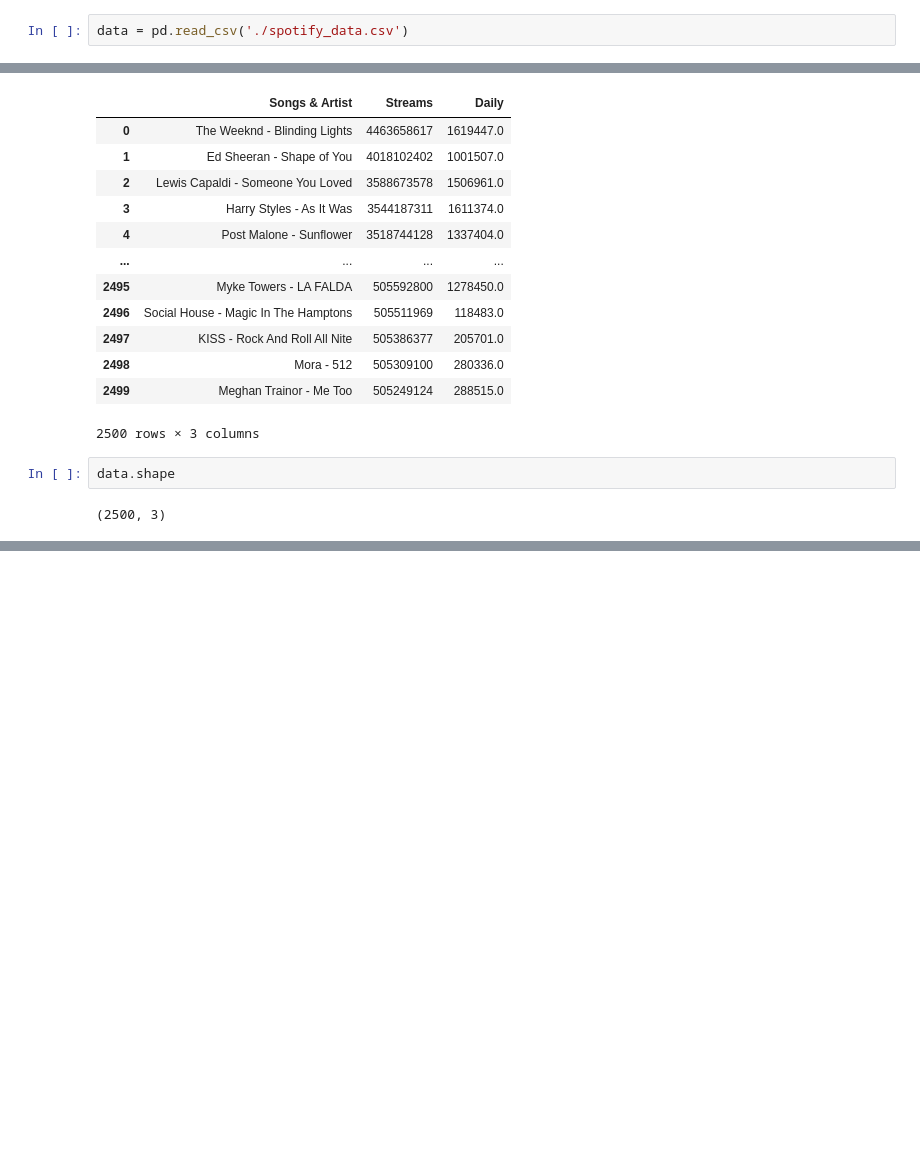
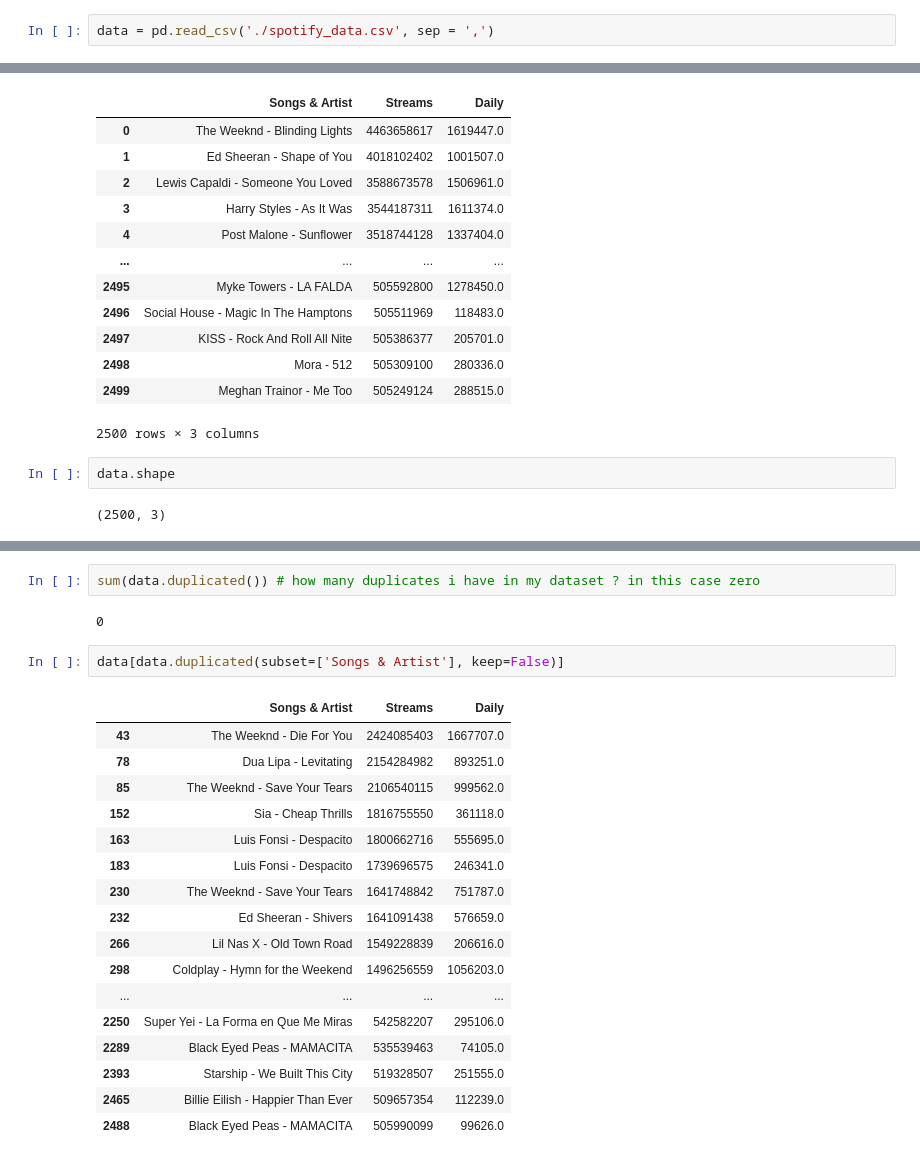
Before and after one commit to depa-tto/Coding-exam-Python, a Jupyter notebook: Practice.ipynb, the cells around one changed output, grey strips where cells are left out. Drawn from its saved outputs; the diff is of its cells as text; blank space fills up the shorter version.

```diff
--- a/Practice.ipynb
+++ b/Practice.ipynb
@@ -91,7 +91,7 @@ data.documents.loc[data.documents['author'] == 'Lancaster, F.W.']
 # %% [markdown]
 ## practice 2
 # %%
-data = pd.read_csv('./spotify_data.csv')
+data = pd.read_csv('./spotify_data.csv', sep = ',')
 # %%
 data
 # %% [output]
@@ -114,0 +187,24 @@ data.shape
+# %%
+sum(data.duplicated()) # how many duplicates i have in my dataset ? in this case zero
+# %% [output]
+0
+# %%
+data[data.duplicated(subset=['Songs & Artist'], keep=False)]
+# %% [output]
+|  | Songs & Artist | Streams | Daily |
+| 43 | The Weeknd - Die For You | 2424085403 | 1667707.0 |
+| 78 | Dua Lipa - Levitating | 2154284982 | 893251.0 |
+| 85 | The Weeknd - Save Your Tears | 2106540115 | 999562.0 |
+| 152 | Sia - Cheap Thrills | 1816755550 | 361118.0 |
+| 163 | Luis Fonsi - Despacito | 1800662716 | 555695.0 |
+| 183 | Luis Fonsi - Despacito | 1739696575 | 246341.0 |
+| 230 | The Weeknd - Save Your Tears | 1641748842 | 751787.0 |
+| 232 | Ed Sheeran - Shivers | 1641091438 | 576659.0 |
+| 266 | Lil Nas X - Old Town Road | 1549228839 | 206616.0 |
+| 298 | Coldplay - Hymn for the Weekend | 1496256559 | 1056203.0 |
+| ... | ... | ... | ... |
+| 2250 | Super Yei - La Forma en Que Me Miras | 542582207 | 295106.0 |
+| 2289 | Black Eyed Peas - MAMACITA | 535539463 | 74105.0 |
+| 2393 | Starship - We Built This City | 519328507 | 251555.0 |
+| 2465 | Billie Eilish - Happier Than Ever | 509657354 | 112239.0 |
+| 2488 | Black Eyed Peas - MAMACITA | 505990099 | 99626.0 |
```
Also changed, not shown: parts of 31 cells of this notebook, 1 other file.
